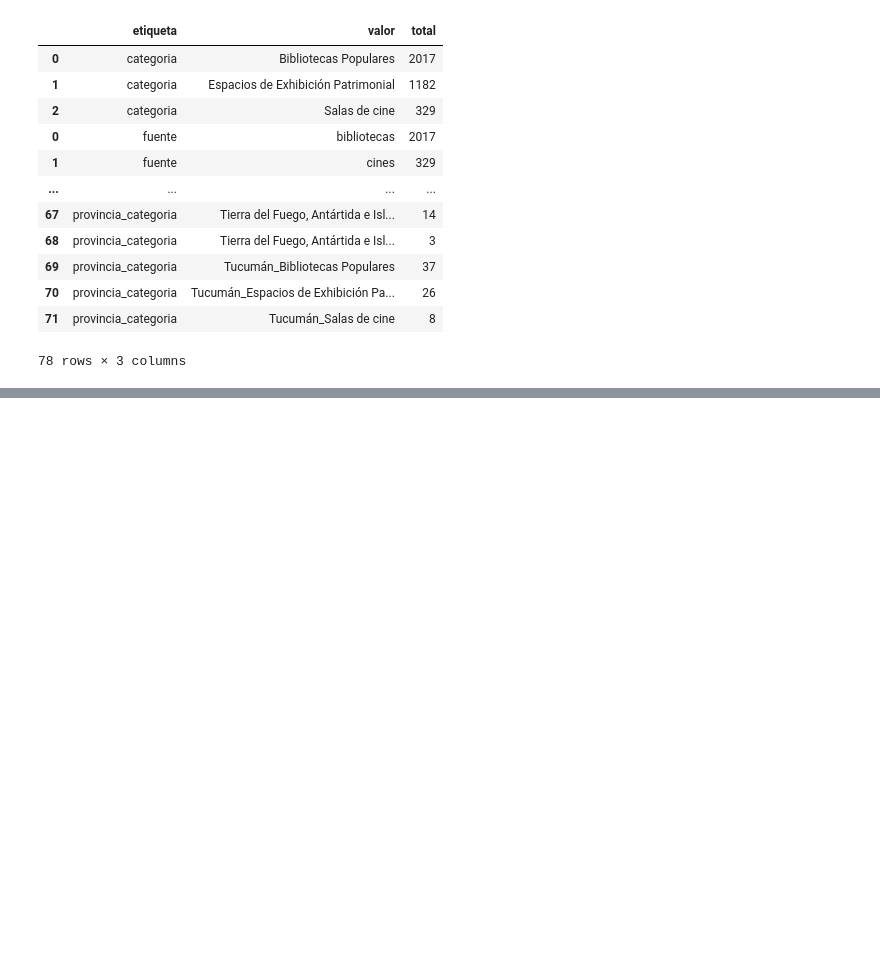
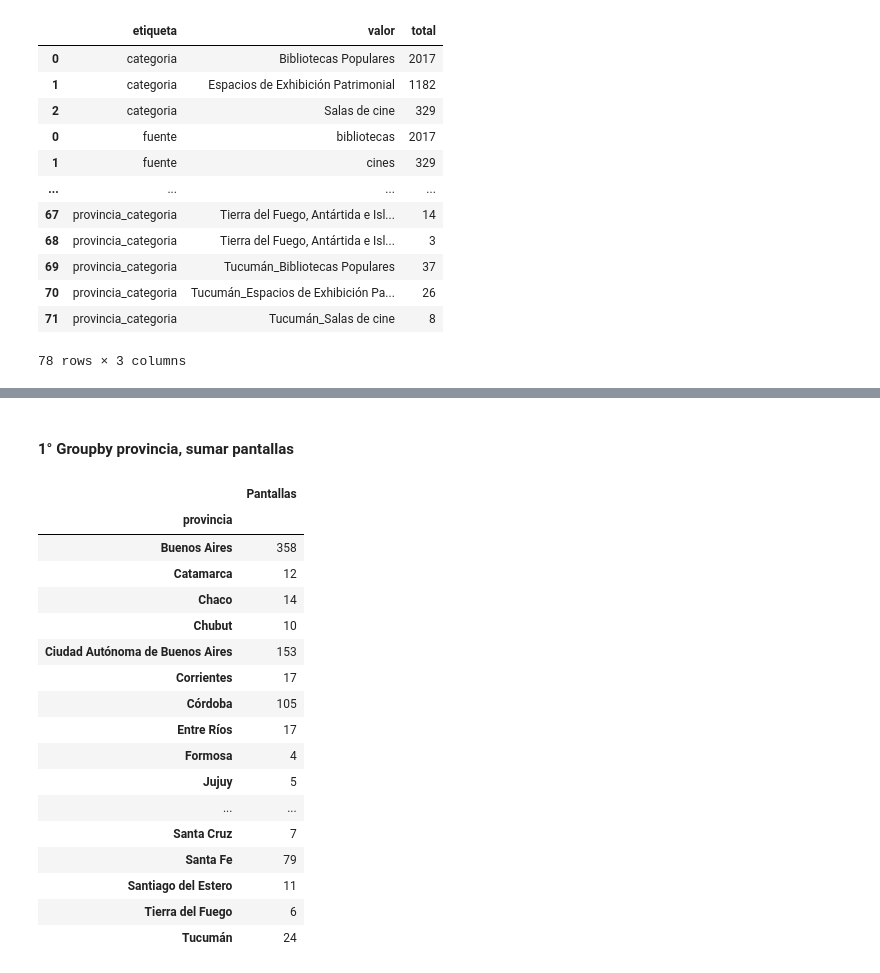
Before and after one commit to gonzalezgbr/challenge_alkemy_python, a Jupyter notebook: arculturaletl/notebooks/explore.ipynb, the cells around one changed output, grey strips where cells are left out. Cells and saved outputs as stored; diff of their text form; code cells hidden in the pictures; blank space fills up the shorter version.

```diff
--- a/arculturaletl/notebooks/explore.ipynb
+++ b/arculturaletl/notebooks/explore.ipynb
@@ -524,0 +598,26 @@ df_summary
+# %% [markdown]
+#### 1° Groupby provincia, sumar pantallas
+# %%
+# Cantidad de pantallas por provincia
+df_pantallas = cines_df[['Pantallas', 'provincia']].groupby('provincia').sum()
+
+df_pantallas
+# %% [output]
+|  | Pantallas |
+| provincia |  |
+| Buenos Aires | 358 |
+| Catamarca | 12 |
+| Chaco | 14 |
+| Chubut | 10 |
+| Ciudad Autónoma de Buenos Aires | 153 |
+| Corrientes | 17 |
+| Córdoba | 105 |
+| Entre Ríos | 17 |
+| Formosa | 4 |
+| Jujuy | 5 |
+| ... | ... |
+| Santa Cruz | 7 |
+| Santa Fe | 79 |
+| Santiago del Estero | 11 |
+| Tierra del Fuego | 6 |
+| Tucumán | 24 |
```
Also changed, not shown: parts of 13 cells of this notebook.
